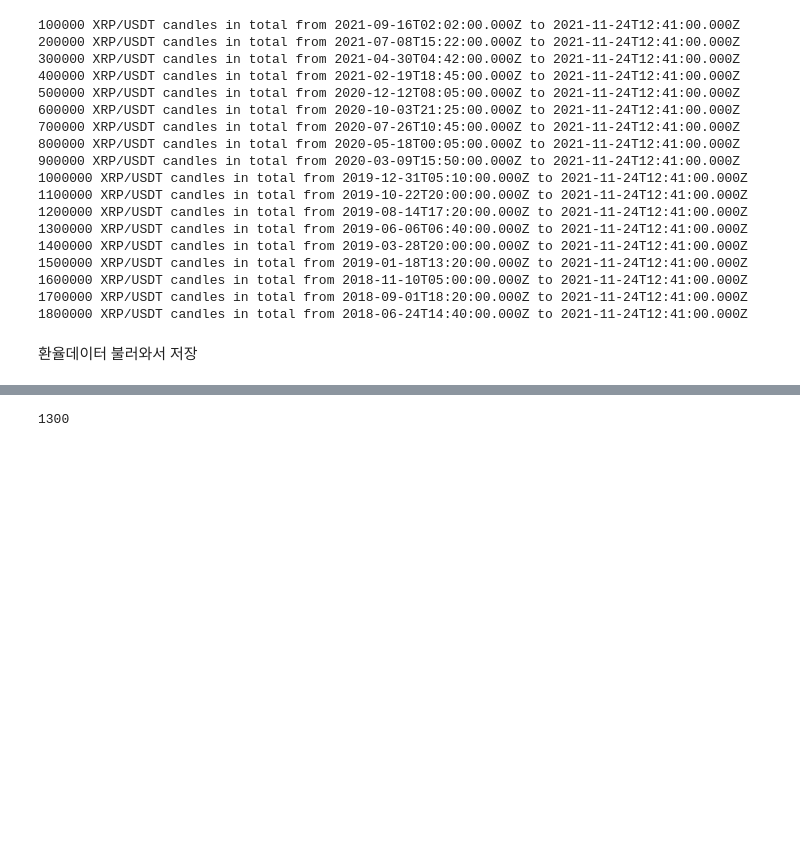
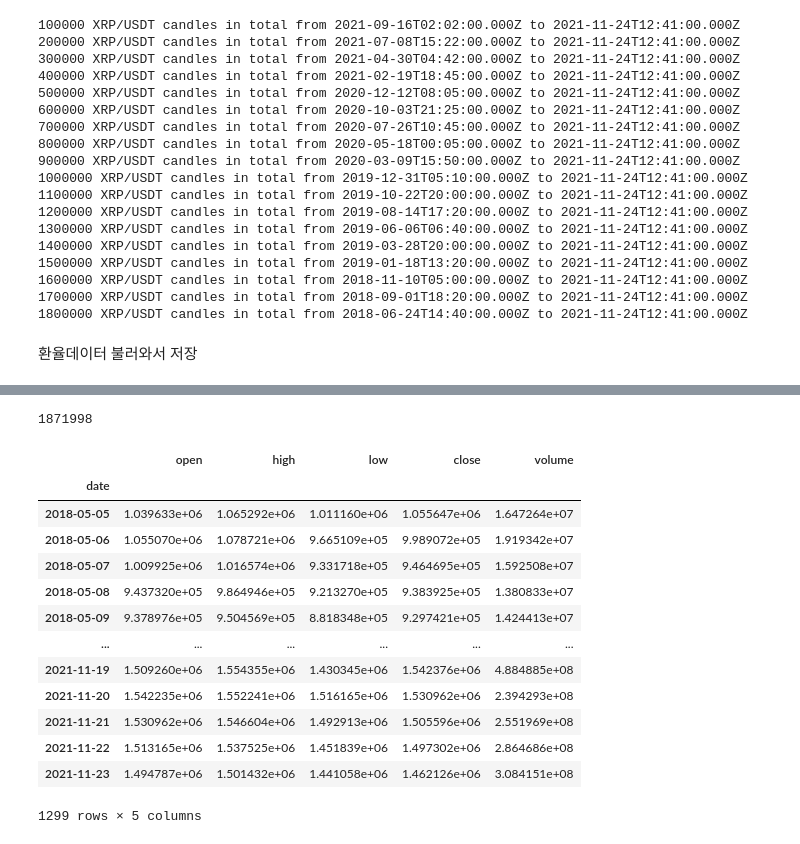
Before and after one commit to dykim-stat/Coin_Arbitrage_Trade_public, a Jupyter notebook: ipynb/3. 리플 데이터 수집.ipynb, the cells around one changed output, grey strips where cells are left out. Drawn from its saved outputs; the diff is of its cells as text; code cells hidden in the pictures; blank space fills up the shorter version.

```diff
--- a/ipynb/3. 리플 데이터 수집.ipynb
+++ b/ipynb/3. 리플 데이터 수집.ipynb
@@ -151,5 +151,3 @@ def make_candle(df,interval = 10, open_time: str = None ):
     data.index = pd.to_datetime(data['date'], format='%Y-%m-%d %H:%M')
     data = data.drop("date", axis =1 )
     return data
-# %%
-dat.set_index('time', inplace=True)
@@ -156,6 +169,10 @@ dat.set_index('time', inplace=True)
+# %%
+len(dat)
+# %% [output]
+1871998
 # %%
 from datetime import datetime, timedelta
-df=dat;interval = 60*24; open_time: str = None
+df=dat.drop_duplicates();interval = 60*24; open_time= '00:00'
 # %%
 offset = timedelta(minutes = interval)
 if open_time is None:
@@ -164,23 +181,36 @@ else:
     start_date = df.index[0].replace(hour = int(open_time[:2]), minute = int(open_time[3:]))
 end_date = df.index[-1]
 counts = (pd.to_datetime(end_date)-pd.to_datetime(start_date)) // offset + 1
-# rows = []
-# for i in range(counts):
-#     reduced_df = df.loc[start_date + i * offset : start_date + (i+1)*offset - timedelta(minutes = 1)]
-#     try :#예전자료에는 없는 분봉들이 있음
-#         date = start_date + i * offset
-#         open = reduced_df['open'][0]
-#         high = reduced_df['high'].max()
-#         low = reduced_df['low'].min()
-#         close = reduced_df['close'][-1]
-#         volume = reduced_df['volume'].sum()
-#         rows.append((date, open, high,low,close,volume))
-#     except IndexError:
-#         continue
-# data = pd.DataFrame(rows, columns = ['date', 'open', 'high','low','close', 'volume'])
-# data.index = pd.to_datetime(data['date'], format='%Y-%m-%d %H:%M')
-# data = data.drop("date", axis =1 )
+rows = []
+for i in range(1,counts):
+    reduced_df = df.loc[start_date + i * offset : start_date + (i+1)*offset - timedelta(minutes = 1)]
+    try :#예전자료에는 없는 분봉들이 있음
+        date = start_date + i * offset
+        open = reduced_df['open'][0]
+        high = reduced_df['high'].max()
+        low = reduced_df['low'].min()
+        close = reduced_df['close'][-1]
+        volume = reduced_df['volume'].sum()
+        rows.append((date, open, high,low,close,volume))
+    except IndexError:
+        continue
+data = pd.DataFrame(rows, columns = ['date', 'open', 'high','low','close', 'volume'])
+data.index = pd.to_datetime(data['date'], format='%Y-%m-%d %H:%M')
+data = data.drop("date", axis =1 )
-# %%
-(pd.to_datetime(end_date)-pd.to_datetime(start_date)) // offset + 1
-# %% [output]
-1300
+# %%
+data
+# %% [output]
+|  | open | high | low | close | volume |
+| date |  |  |  |  |  |
+| 2018-05-05 | 1.039633e+06 | 1.065292e+06 | 1.011160e+06 | 1.055647e+06 | 1.647264e+07 |
+| 2018-05-06 | 1.055070e+06 | 1.078721e+06 | 9.665109e+05 | 9.989072e+05 | 1.919342e+07 |
+| 2018-05-07 | 1.009925e+06 | 1.016574e+06 | 9.331718e+05 | 9.464695e+05 | 1.592508e+07 |
+| 2018-05-08 | 9.437320e+05 | 9.864946e+05 | 9.213270e+05 | 9.383925e+05 | 1.380833e+07 |
+| 2018-05-09 | 9.378976e+05 | 9.504569e+05 | 8.818348e+05 | 9.297421e+05 | 1.424413e+07 |
+| ... | ... | ... | ... | ... | ... |
+| 2021-11-19 | 1.509260e+06 | 1.554355e+06 | 1.430345e+06 | 1.542376e+06 | 4.884885e+08 |
+| 2021-11-20 | 1.542235e+06 | 1.552241e+06 | 1.516165e+06 | 1.530962e+06 | 2.394293e+08 |
+| 2021-11-21 | 1.530962e+06 | 1.546604e+06 | 1.492913e+06 | 1.505596e+06 | 2.551969e+08 |
+| 2021-11-22 | 1.513165e+06 | 1.537525e+06 | 1.451839e+06 | 1.497302e+06 | 2.864686e+08 |
+| 2021-11-23 | 1.494787e+06 | 1.501432e+06 | 1.441058e+06 | 1.462126e+06 | 3.084151e+08 |
+1299 rows × 5 columns
```
Also changed, not shown: parts of 7 cells of this notebook.
